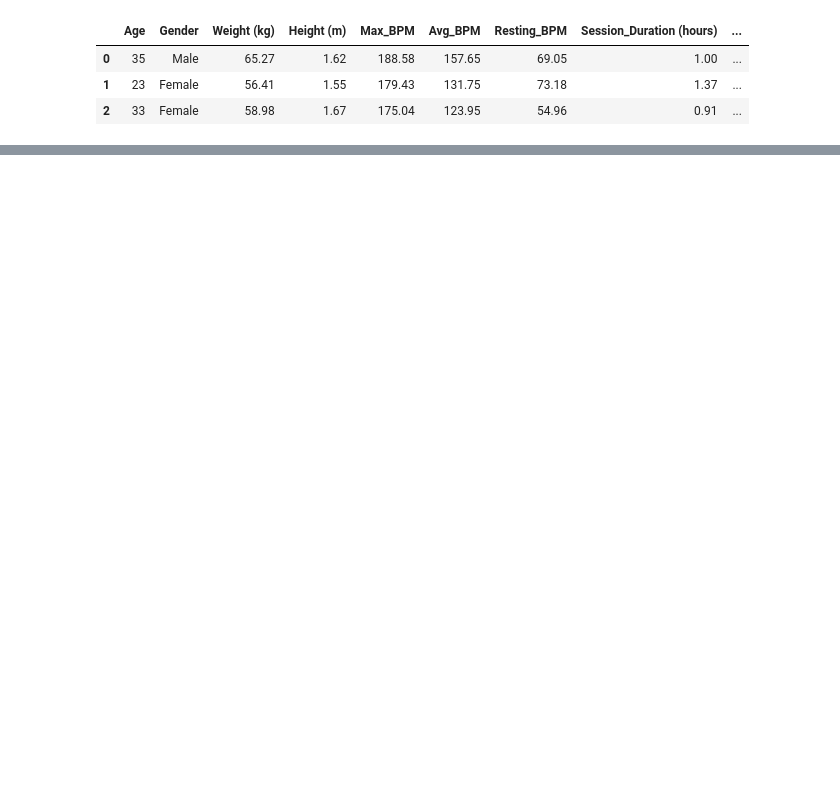
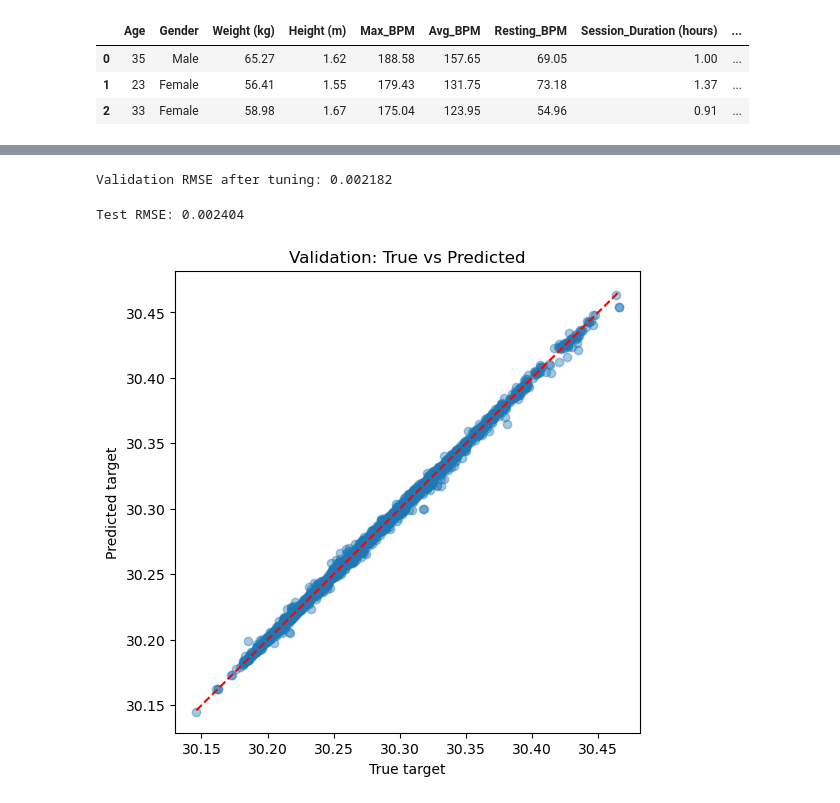
Before and after one commit to Aigerim05/Personalized-Workout-Nutrition-plans-generation-, a Jupyter notebook: 5_Meal_model.ipynb, the cells around one changed output, grey strips where cells are left out. Saved outputs shown, nothing was run; the diff lists cells and outputs as text; code cells hidden in the pictures; blank space fills up the shorter version.

Commit message:
Workout and Meal models retrained

```diff
--- a/5_Meal_model.ipynb
+++ b/5_Meal_model.ipynb
@@ -224,0 +55,4 @@ topmeals.to_csv('data/user_meals.csv', index=False)
+# %%
+selected_features = numerical_features + categorical_features
+df_cleaned = df[selected_features].copy()
+df_cleaned.head(3)
@@ -224,0 +94,13 @@ topmeals.to_csv('data/user_meals.csv', index=False)
+# %%
+# 4) One-hot encoding (fit on train only, transform val/test)
+preprocess = ColumnTransformer(
+    transformers=[
+        ("cat", OneHotEncoder(handle_unknown="ignore"), categorical_features),
+        ("num", "passthrough", numerical_features),
+    ],
+    remainder="drop"
+)
+
+X_train_enc = preprocess.fit_transform(X_train)
+X_val_enc   = preprocess.transform(X_val)
+X_test_enc  = preprocess.transform(X_test)
@@ -224,0 +109,8 @@ topmeals.to_csv('data/user_meals.csv', index=False)
+# %%
+lr = LinearRegression()
+lr.fit(X_train_enc, y_train)
+val_pred_lr = lr.predict(X_val_enc)
+
+rmse_lr = np.sqrt(mean_squared_error(y_val, val_pred_lr))
+
+print(f"Validation RMSE (Linear Regression): {rmse_lr:.7f}")
@@ -224,0 +222,27 @@ topmeals.to_csv('data/user_meals.csv', index=False)
+# %%
+best_model = search.best_estimator_
+
+val_pred = best_model.predict(X_val_enc)
+val_rmse = np.sqrt(mean_squared_error(y_val, val_pred))
+
+print(f"Validation RMSE after tuning: {val_rmse:.6f}")
+# %% [output]
+Validation RMSE after tuning: 0.002182
+# %%
+test_pred = best_model.predict(X_test_enc)
+test_rmse = np.sqrt(mean_squared_error(y_test, test_pred))
+print(f"Test RMSE: {test_rmse:.6f}")
+# %% [output]
+Test RMSE: 0.002404
+# %%
+plt.figure(figsize=(6,6))
+plt.scatter(y_val, val_pred, alpha=0.4)
+plt.plot([y_val.min(), y_val.max()],
+         [y_val.min(), y_val.max()],
+         'r--')
+plt.xlabel("True target")
+plt.ylabel("Predicted target")
+plt.title("Validation: True vs Predicted")
+plt.show()
+# %% [output]
+[figure, added]
```
Also changed, not shown: parts of 40 cells of this notebook, 12 other files.
